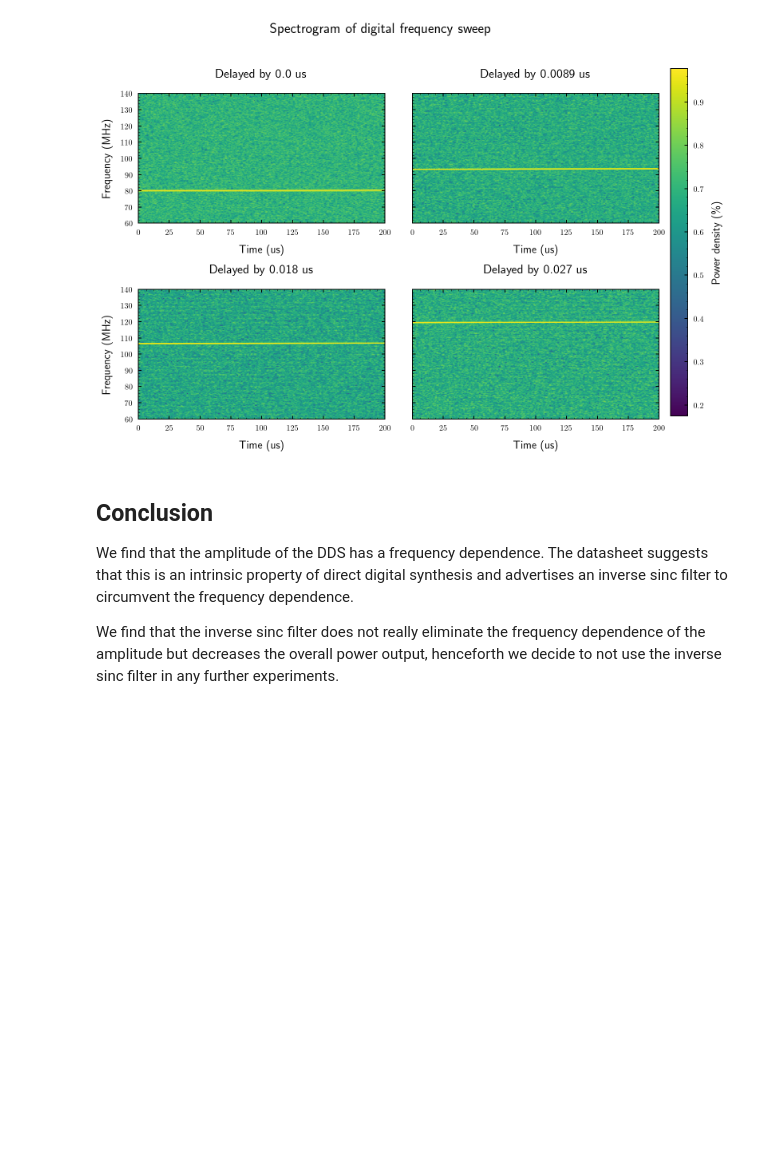
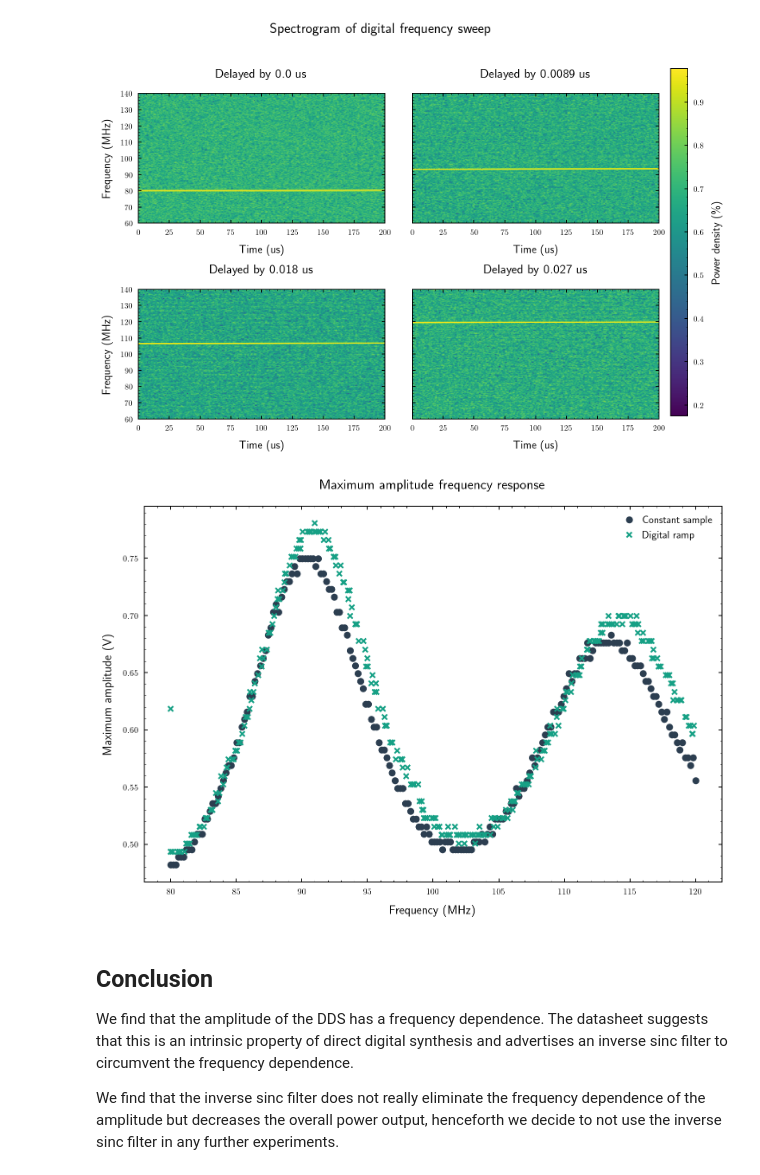
Before and after one commit to bodokaiser/bachelor-thesis, a Jupyter notebook: notebook/evaluation/signal-synthesis.ipynb, the cells around one changed output. Saved outputs shown, nothing was run; the diff lists cells and outputs as text; code cells hidden in the pictures; blank space fills up the shorter version.

```diff
--- a/notebook/evaluation/signal-synthesis.ipynb
+++ b/notebook/evaluation/signal-synthesis.ipynb
@@ -137,3 +139,5 @@ fig.savefig(os.path.join(figuredir, 'spectrogram.pdf'))
 plt.show()
 # %% [output]
 [figure]
+# %%
+df = pd.read_hdf(os.path.join(datadir, 'sampled.h5'), 'const-sweep')
@@ -140,3 +146,15 @@ plt.show()
+# %%
+plt.figure(figsize=(12, 8))
+plt.title('Maximum amplitude frequency response')
+plt.plot(df.frequency / 1e6, df.amplitude, label='Constant sample', marker='o', color='#2c3e50', linestyle='none')
+plt.plot(np.array(f) / 1e6, A, label='Digital ramp', marker='x', color='#16a085', linestyle='none')
+plt.xlabel('Frequency (MHz)')
+plt.ylabel('Maximum amplitude (V)')
+plt.legend()
+plt.savefig(os.path.join(figuredir, 'csample-dramp.pdf'))
+plt.show()
+# %% [output]
+[figure, added]
 # %% [markdown]
 ## Conclusion
 
```
Also changed, not shown: parts of 2 cells of this notebook, 2 other files.
